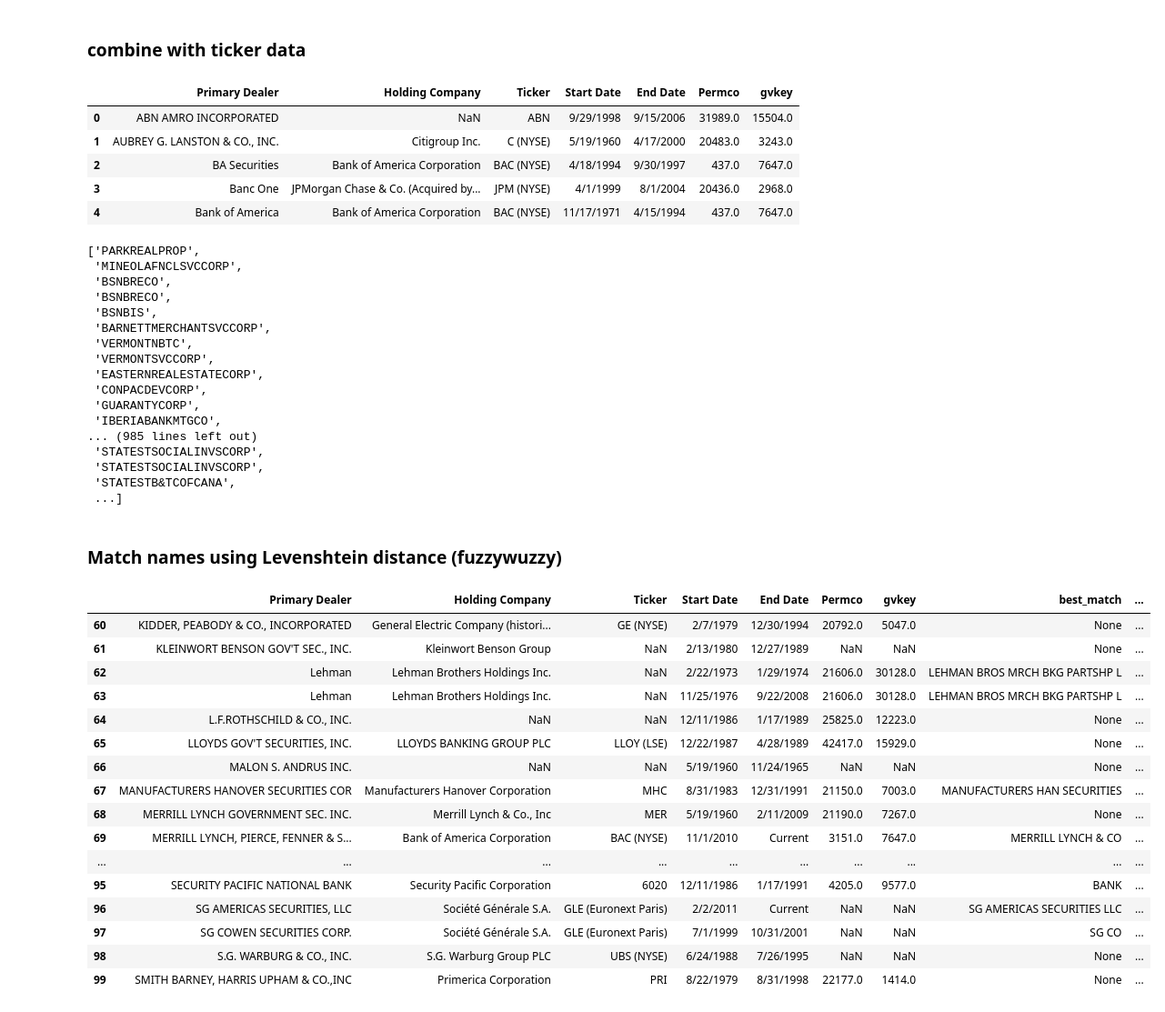
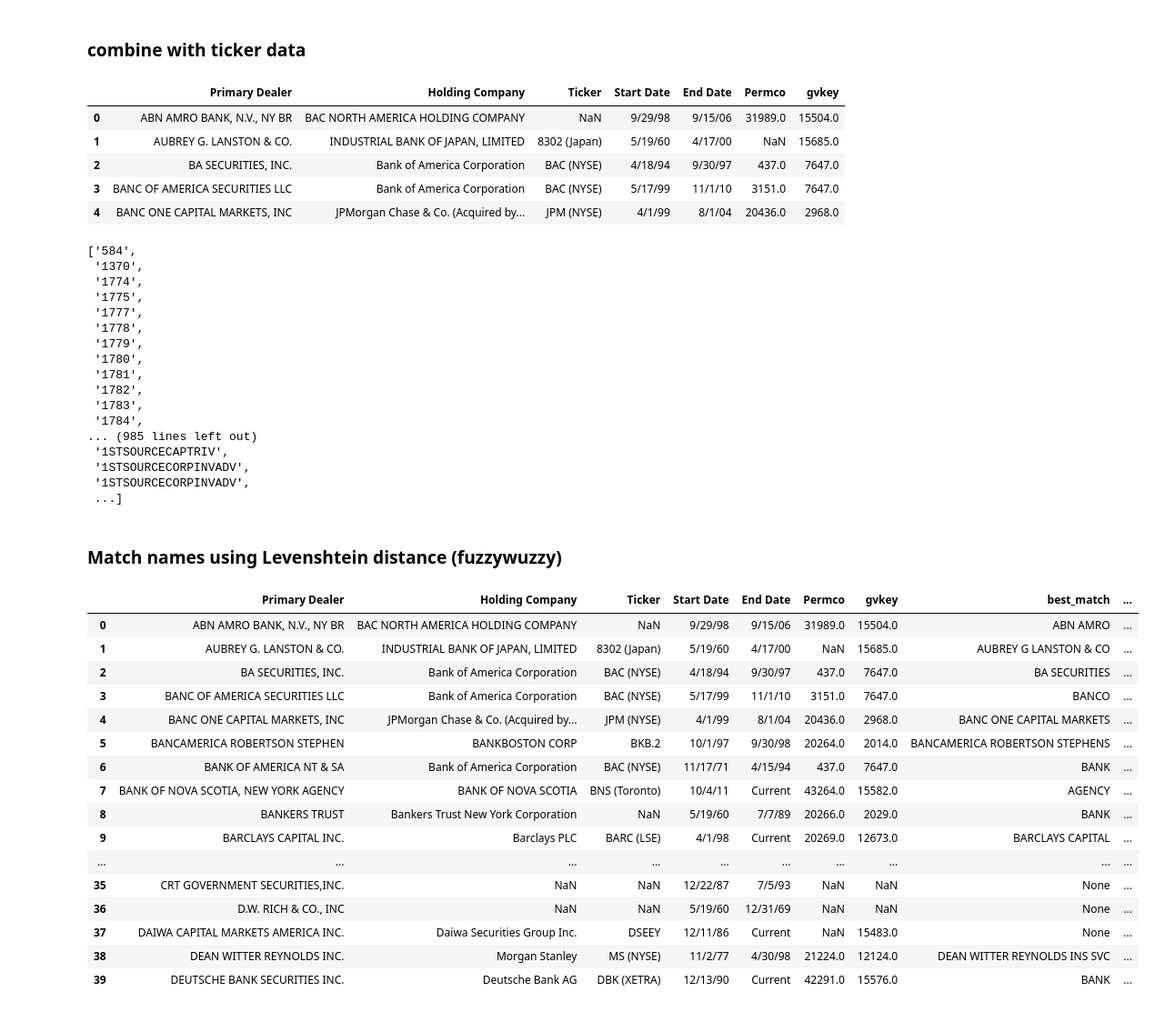
Before and after one commit to 1scarecrow1/intermediary-asset-pricing, a Jupyter notebook: src/holding_comps.ipynb, the cells around one changed output. Shown at 91% size. Cells and saved outputs as stored; diff of their text form; code cells hidden in the pictures.

```diff
--- a/src/holding_comps.ipynb
+++ b/src/holding_comps.ipynb
@@ -128,18 +148,20 @@ final_df
 # %%
 output_file_path = '../data/rel_df.csv'
 final_df.to_csv(output_file_path, index=False)
+# %%
+final_df = pd.read_csv('../data/rel_df.csv')
 # %% [markdown]
 ### combine with ticker data
 # %%
-ticks = pd.read_csv('ticks.csv', delimiter='|')
+ticks = pd.read_csv('../data/manual/ticks_v2.csv', delimiter=',')
 ticks.head()
 # %% [output]
 |  | Primary Dealer | Holding Company | Ticker | Start Date | End Date | Permco | gvkey |
-| 0 | ABN AMRO INCORPORATED | NaN | ABN | 9/29/1998 | 9/15/2006 | 31989.0 | 15504.0 |
-| 1 | AUBREY G. LANSTON & CO., INC. | Citigroup Inc. | C (NYSE) | 5/19/1960 | 4/17/2000 | 20483.0 | 3243.0 |
-| 2 | BA Securities | Bank of America Corporation | BAC (NYSE) | 4/18/1994 | 9/30/1997 | 437.0 | 7647.0 |
-| 3 | Banc One | JPMorgan Chase & Co. (Acquired by... | JPM (NYSE) | 4/1/1999 | 8/1/2004 | 20436.0 | 2968.0 |
-| 4 | Bank of America | Bank of America Corporation | BAC (NYSE) | 11/17/1971 | 4/15/1994 | 437.0 | 7647.0 |
+| 0 | ABN AMRO BANK, N.V., NY BR | BAC NORTH AMERICA HOLDING COMPANY | NaN | 9/29/98 | 9/15/06 | 31989.0 | 15504.0 |
+| 1 | AUBREY G. LANSTON & CO. | INDUSTRIAL BANK OF JAPAN, LIMITED | 8302 (Japan) | 5/19/60 | 4/17/00 | NaN | 15685.0 |
+| 2 | BA SECURITIES, INC. | Bank of America Corporation | BAC (NYSE) | 4/18/94 | 9/30/97 | 437.0 | 7647.0 |
+| 3 | BANC OF AMERICA SECURITIES LLC | Bank of America Corporation | BAC (NYSE) | 5/17/99 | 11/1/10 | 3151.0 | 7647.0 |
+| 4 | BANC ONE CAPITAL MARKETS, INC | JPMorgan Chase & Co. (Acquired by... | JPM (NYSE) | 4/1/99 | 8/1/04 | 20436.0 | 2968.0 |
 # %%
 combined_names = pd.concat([final_df['NM_SHORT_OFFSPRING'].fillna(''), final_df['NM_LGL_OFFSPRING'].fillna('')])
 combined_names = final_df['NM_SHORT_OFFSPRING'].fillna('')
@@ -147,22 +169,22 @@ combined_names = final_df['NM_SHORT_OFFSPRING'].fillna('')
 combined_names_no_spaces = [name.replace(" ", "") for name in combined_names]
 combined_names_no_spaces
 # %% [output]
-['PARKREALPROP',
- 'MINEOLAFNCLSVCCORP',
- 'BSNBRECO',
- 'BSNBRECO',
- 'BSNBIS',
- 'BARNETTMERCHANTSVCCORP',
- 'VERMONTNBTC',
- 'VERMONTSVCCORP',
- 'EASTERNREALESTATECORP',
- 'CONPACDEVCORP',
- 'GUARANTYCORP',
- 'IBERIABANKMTGCO',
+['584',
+ '1370',
+ '1774',
+ '1775',
+ '1777',
+ '1778',
+ '1779',
+ '1780',
+ '1781',
+ '1782',
+ '1783',
+ '1784',
 ... (985 lines left out)
- 'STATESTSOCIALINVSCORP',
- 'STATESTSOCIALINVSCORP',
- 'STATESTB&TCOFCANA',
+ '1STSOURCECAPTRIV',
+ '1STSOURCECORPINVADV',
+ '1STSOURCECORPINVADV',
  ...]
 # %% [markdown]
 ### Match names using Levenshtein distance (fuzzywuzzy)
@@ -196,23 +218,23 @@ for dealer in ticks['Primary Dealer']:
 # %%
 ticks['best_match'] = primary_dealer_matches
 ticks['best_match_holding_company'] = best_match_holding_companies
-ticks.iloc[60:100,:]
+ticks.iloc[:40,:]
 # %% [output]
 |  | Primary Dealer | Holding Company | Ticker | Start Date | End Date | Permco | gvkey | best_match | ... |
-| 60 | KIDDER, PEABODY & CO., INCORPORATED | General Electric Company (histori... | GE (NYSE) | 2/7/1979 | 12/30/1994 | 20792.0 | 5047.0 | None | ... |
-| 61 | KLEINWORT BENSON GOV'T SEC., INC. | Kleinwort Benson Group | NaN | 2/13/1980 | 12/27/1989 | NaN | NaN | None | ... |
-| 62 | Lehman | Lehman Brothers Holdings Inc. | NaN | 2/22/1973 | 1/29/1974 | 21606.0 | 30128.0 | LEHMAN BROS MRCH BKG PARTSHP L | ... |
-| 63 | Lehman | Lehman Brothers Holdings Inc. | NaN | 11/25/1976 | 9/22/2008 | 21606.0 | 30128.0 | LEHMAN BROS MRCH BKG PARTSHP L | ... |
-| 64 | L.F.ROTHSCHILD & CO., INC. | NaN | NaN | 12/11/1986 | 1/17/1989 | 25825.0 | 12223.0 | None | ... |
-| 65 | LLOYDS GOV'T SECURITIES, INC. | LLOYDS BANKING GROUP PLC | LLOY (LSE) | 12/22/1987 | 4/28/1989 | 42417.0 | 15929.0 | None | ... |
-| 66 | MALON S. ANDRUS INC. | NaN | NaN | 5/19/1960 | 11/24/1965 | NaN | NaN | None | ... |
-| 67 | MANUFACTURERS HANOVER SECURITIES COR | Manufacturers Hanover Corporation | MHC | 8/31/1983 | 12/31/1991 | 21150.0 | 7003.0 | MANUFACTURERS HAN SECURITIES | ... |
-| 68 | MERRILL LYNCH GOVERNMENT SEC. INC. | Merrill Lynch & Co., Inc | MER | 5/19/1960 | 2/11/2009 | 21190.0 | 7267.0 | None | ... |
-| 69 | MERRILL LYNCH, PIERCE, FENNER & S... | Bank of America Corporation | BAC (NYSE) | 11/1/2010 | Current | 3151.0 | 7647.0 | MERRILL LYNCH & CO | ... |
+| 0 | ABN AMRO BANK, N.V., NY BR | BAC NORTH AMERICA HOLDING COMPANY | NaN | 9/29/98 | 9/15/06 | 31989.0 | 15504.0 | ABN AMRO | ... |
+| 1 | AUBREY G. LANSTON & CO. | INDUSTRIAL BANK OF JAPAN, LIMITED | 8302 (Japan) | 5/19/60 | 4/17/00 | NaN | 15685.0 | AUBREY G LANSTON & CO | ... |
+| 2 | BA SECURITIES, INC. | Bank of America Corporation | BAC (NYSE) | 4/18/94 | 9/30/97 | 437.0 | 7647.0 | BA SECURITIES | ... |
+| 3 | BANC OF AMERICA SECURITIES LLC | Bank of America Corporation | BAC (NYSE) | 5/17/99 | 11/1/10 | 3151.0 | 7647.0 | BANCO | ... |
+| 4 | BANC ONE CAPITAL MARKETS, INC | JPMorgan Chase & Co. (Acquired by... | JPM (NYSE) | 4/1/99 | 8/1/04 | 20436.0 | 2968.0 | BANC ONE CAPITAL MARKETS | ... |
+| 5 | BANCAMERICA ROBERTSON STEPHEN | BANKBOSTON CORP | BKB.2 | 10/1/97 | 9/30/98 | 20264.0 | 2014.0 | BANCAMERICA ROBERTSON STEPHENS | ... |
+| 6 | BANK OF AMERICA NT & SA | Bank of America Corporation | BAC (NYSE) | 11/17/71 | 4/15/94 | 437.0 | 7647.0 | BANK | ... |
+| 7 | BANK OF NOVA SCOTIA, NEW YORK AGENCY | BANK OF NOVA SCOTIA | BNS (Toronto) | 10/4/11 | Current | 43264.0 | 15582.0 | AGENCY | ... |
+| 8 | BANKERS TRUST | Bankers Trust New York Corporation | NaN | 5/19/60 | 7/7/89 | 20266.0 | 2029.0 | BANK | ... |
+| 9 | BARCLAYS CAPITAL INC. | Barclays PLC | BARC (LSE) | 4/1/98 | Current | 20269.0 | 12673.0 | BARCLAYS CAPITAL | ... |
 | ... | ... | ... | ... | ... | ... | ... | ... | ... | ... |
-| 95 | SECURITY PACIFIC NATIONAL BANK | Security Pacific Corporation | 6020 | 12/11/1986 | 1/17/1991 | 4205.0 | 9577.0 | BANK | ... |
-| 96 | SG AMERICAS SECURITIES, LLC | Société Générale S.A. | GLE (Euronext Paris) | 2/2/2011 | Current | NaN | NaN | SG AMERICAS SECURITIES LLC | ... |
-| 97 | SG COWEN SECURITIES CORP. | Société Générale S.A. | GLE (Euronext Paris) | 7/1/1999 | 10/31/2001 | NaN | NaN | SG CO | ... |
-| 98 | S.G. WARBURG & CO., INC. | S.G. Warburg Group PLC | UBS (NYSE) | 6/24/1988 | 7/26/1995 | NaN | NaN | None | ... |
-| 99 | SMITH BARNEY, HARRIS UPHAM & CO.,INC | Primerica Corporation | PRI | 8/22/1979 | 8/31/1998 | 22177.0 | 1414.0 | None | ... |
+| 35 | CRT GOVERNMENT SECURITIES,INC. | NaN | NaN | 12/22/87 | 7/5/93 | NaN | NaN | None | ... |
+| 36 | D.W. RICH & CO., INC | NaN | NaN | 5/19/60 | 12/31/69 | NaN | NaN | None | ... |
+| 37 | DAIWA CAPITAL MARKETS AMERICA INC. | Daiwa Securities Group Inc. | DSEEY | 12/11/86 | Current | NaN | 15483.0 | None | ... |
+| 38 | DEAN WITTER REYNOLDS INC. | Morgan Stanley | MS (NYSE) | 11/2/77 | 4/30/98 | 21224.0 | 12124.0 | DEAN WITTER REYNOLDS INS SVC | ... |
+| 39 | DEUTSCHE BANK SECURITIES INC. | Deutsche Bank AG | DBK (XETRA) | 12/13/90 | Current | 42291.0 | 15576.0 | BANK | ... |
 # %%
```
Also changed, not shown: parts of 5 cells of this notebook, 3 other files.
